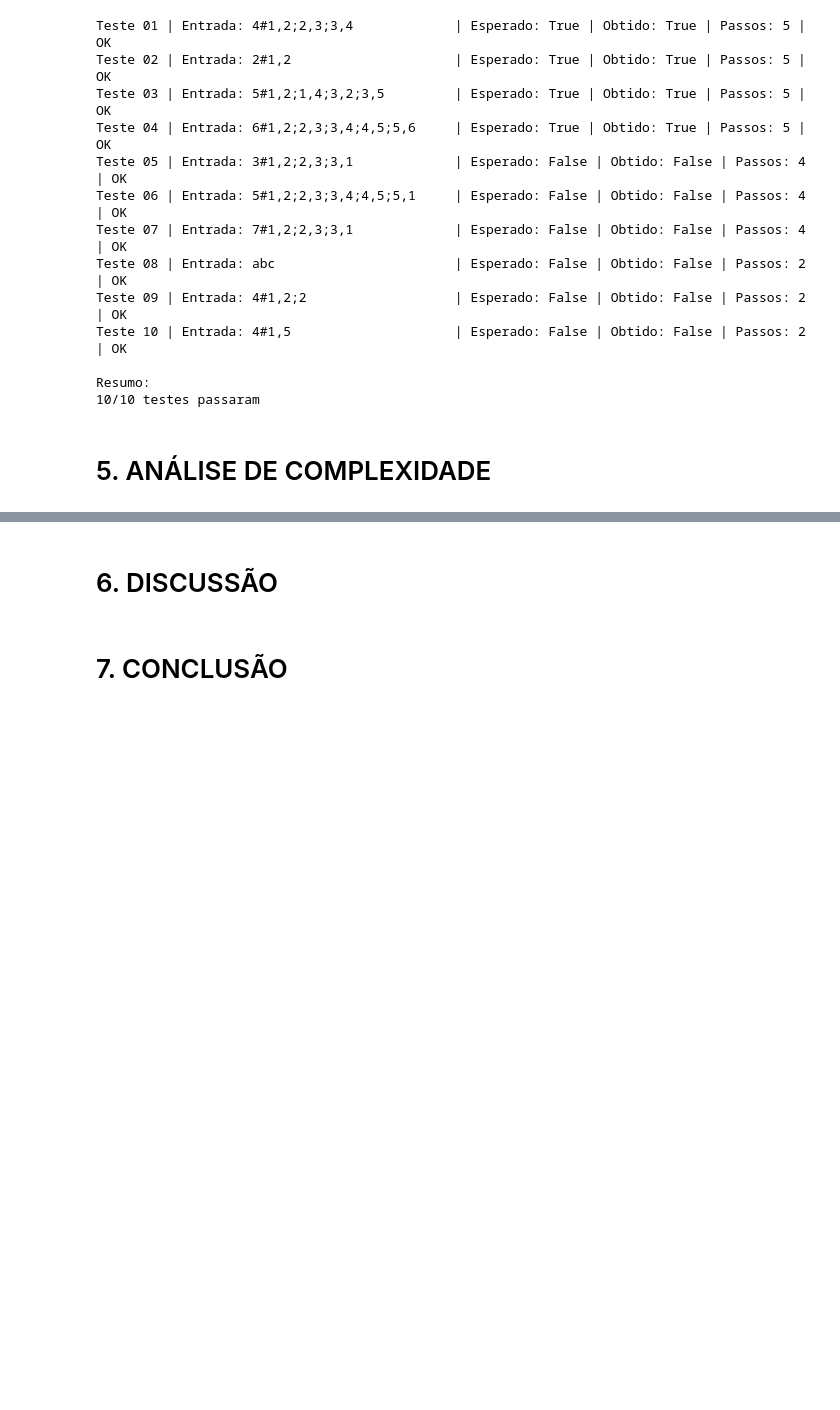
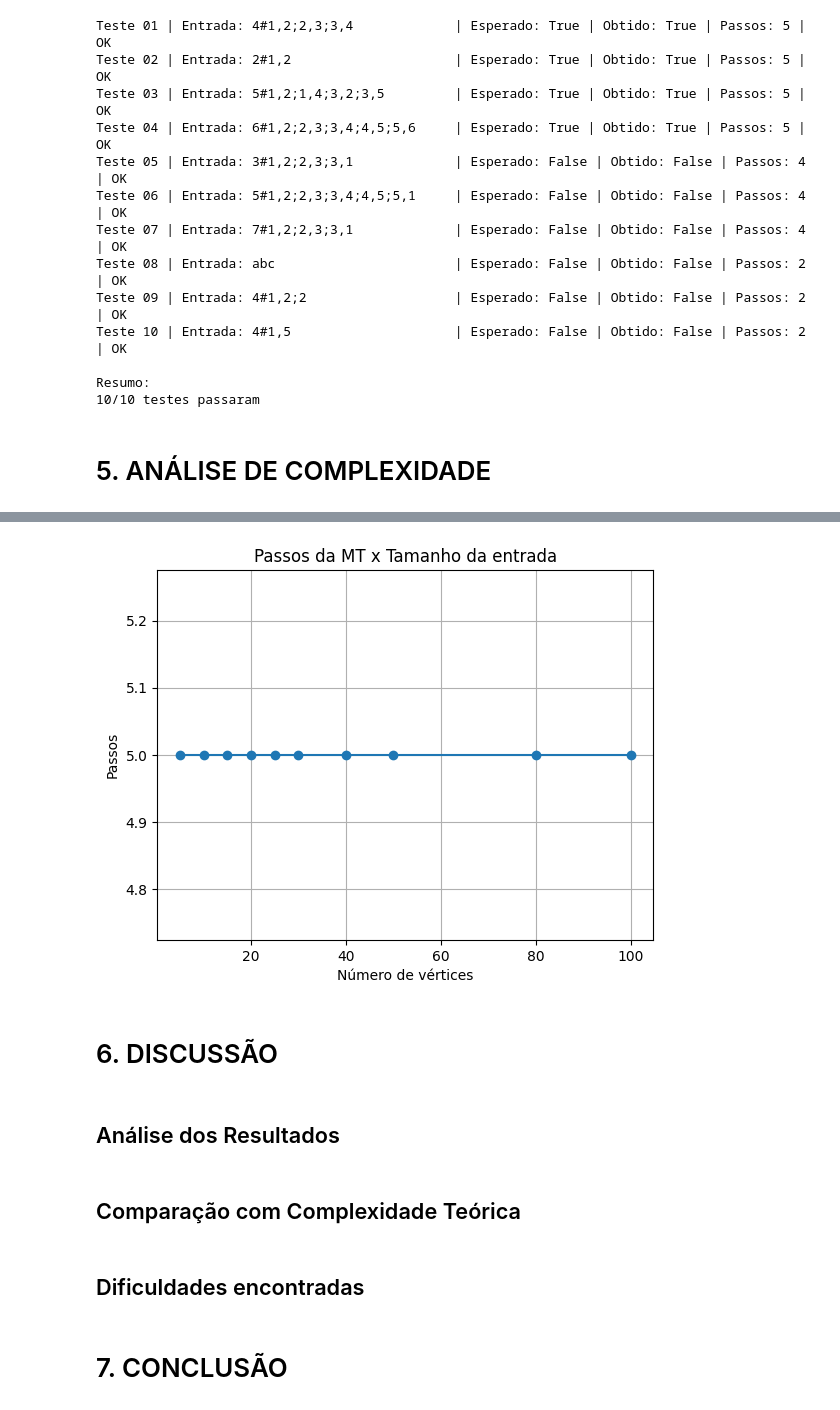
Before and after one commit to accoelhos/Trabalho_Teoria_Computacao, a Jupyter notebook: trabalho2.ipynb, the cells around one changed output, grey strips where cells are left out. Drawn from its saved outputs; the diff is of its cells as text; code cells hidden in the pictures; blank space fills up the shorter version.

```diff
--- a/trabalho2.ipynb
+++ b/trabalho2.ipynb
@@ -739,4 +795,33 @@ Resumo:
+# %%
+import matplotlib.pyplot as plt
+
+x = [r[0] for r in results]
+y = [r[1] for r in results]
+err = [r[2] for r in results]
+
+plt.errorbar(
+    x,
+    y,
+    yerr=err,
+    marker="o"
+)
+
+plt.xlabel("Número de vértices")
+plt.ylabel("Passos")
+plt.title("Passos da MT x Tamanho da entrada")
+
+plt.grid(True)
+
+plt.show()
+# %% [output]
+[figure, added]
 # %% [markdown]
 # 6. DISCUSSÃO
+# %% [markdown]
+## Análise dos Resultados
+# %% [markdown]
+## Comparação com Complexidade Teórica
+# %% [markdown]
+## Dificuldades encontradas
 # %% [markdown]
 # 7. CONCLUSÃO
```
Also changed, not shown: parts of 1 cell of this notebook.
